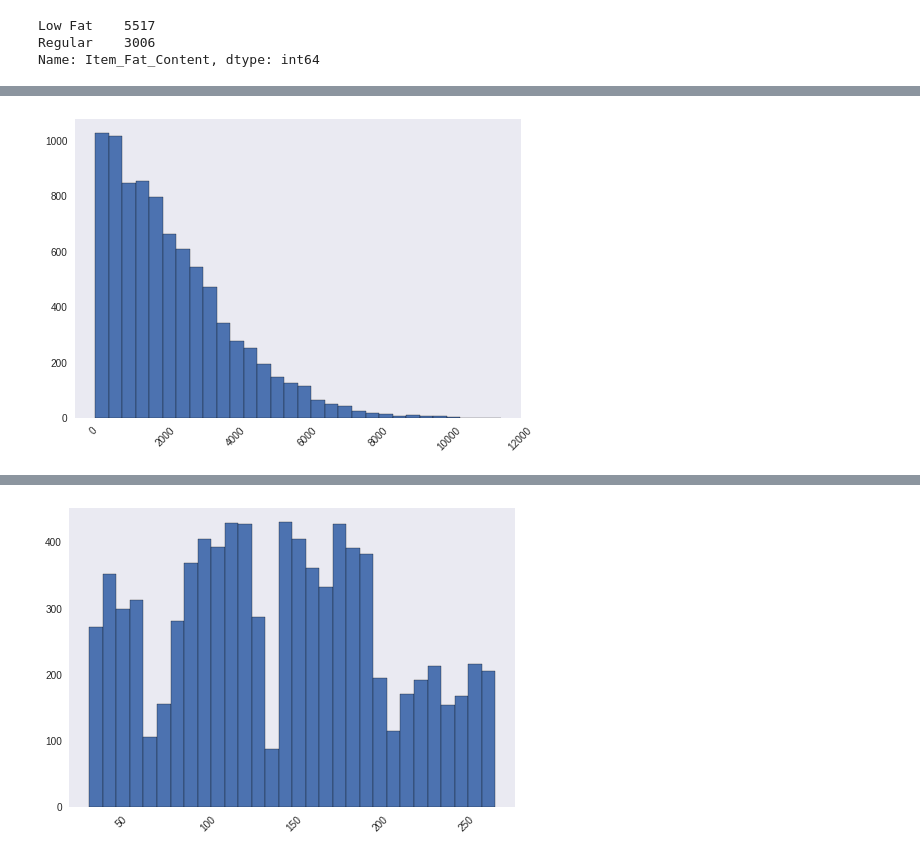
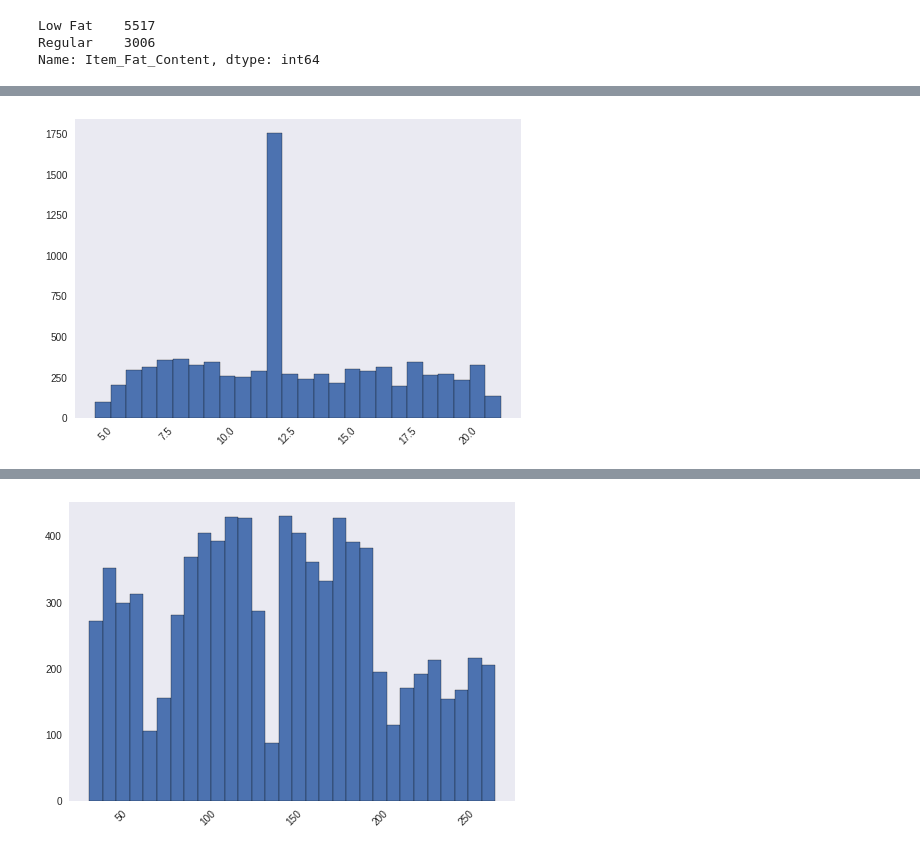
Before and after one commit to robsworld718/food-sales-predictions, a Jupyter notebook: food_sales_predictions.ipynb, the cells around one changed output, grey strips where cells are left out. Cells and saved outputs as stored; diff of their text form; code cells hidden in the pictures.

```diff
--- a/food_sales_predictions.ipynb
+++ b/food_sales_predictions.ipynb
@@ -5,7 +10,7 @@ import matplotlib.pyplot as plt
 import seaborn as sns
 import pandas as pd
 import numpy as np
-filename = '/content/drive/MyDrive/Coding Dojo/Project 1/sales_predictions.csv'
+filename = '/content/sales_predictions.csv'
 # %%
 df = pd.read_csv(filename)
 df.info()
@@ -122,7 +184,3 @@ dtype: float64
 len(df)
 # %% [output]
 8523
-# %%
-df['Item_Weight'].fillna(int(df['Item_Weight'].mean()), inplace=True)
-df['Outlet_Size'].fillna(str(df['Outlet_Size'].mode()), inplace=True)
-df.head(10), (num_missing/ len(df)).sum()
@@ -142,0 +213,3 @@ df.head(10), (num_missing/ len(df)).sum()
+# %%
+# COULD ALSO BE CORRECT CODE
+df['Outlet_Size'].fillna('Medium', inplace=True)
@@ -297,5 +412,3 @@ df['Item_Fat_Content'].value_counts()
 Low Fat    5517
 Regular    3006
 Name: Item_Fat_Content, dtype: int64
-# %%
-df['Item_MRP'] = df['Item_MRP'].astype(float)
@@ -344,11 +462,11 @@ Wholesale_filter
 # %%
 plt.style.use('seaborn')
-Wholesale_filter = df.loc[:, 'Item_Outlet_Sales'] <= 12000
-df.loc[Wholesale_filter, 'Item_Outlet_Sales'].hist(bins = 30,
+MRP_filter = df.loc[:, 'Item_Weight'] <= 25
+df.loc[MRP_filter, 'Item_Weight'].hist(bins = 'auto',
                                    edgecolor='black')
 plt.grid()
 plt.xticks(rotation = 45)
 plt.ticklabel_format(useOffset=False, style='plain')
-#The data for The Item MRP column has a positive skew
+#The Item wholesale column has a bimodal distribution
 # %% [output]
-[figure, old version]
+[figure, new version]
```
Also changed, not shown: parts of 38 cells of this notebook.
